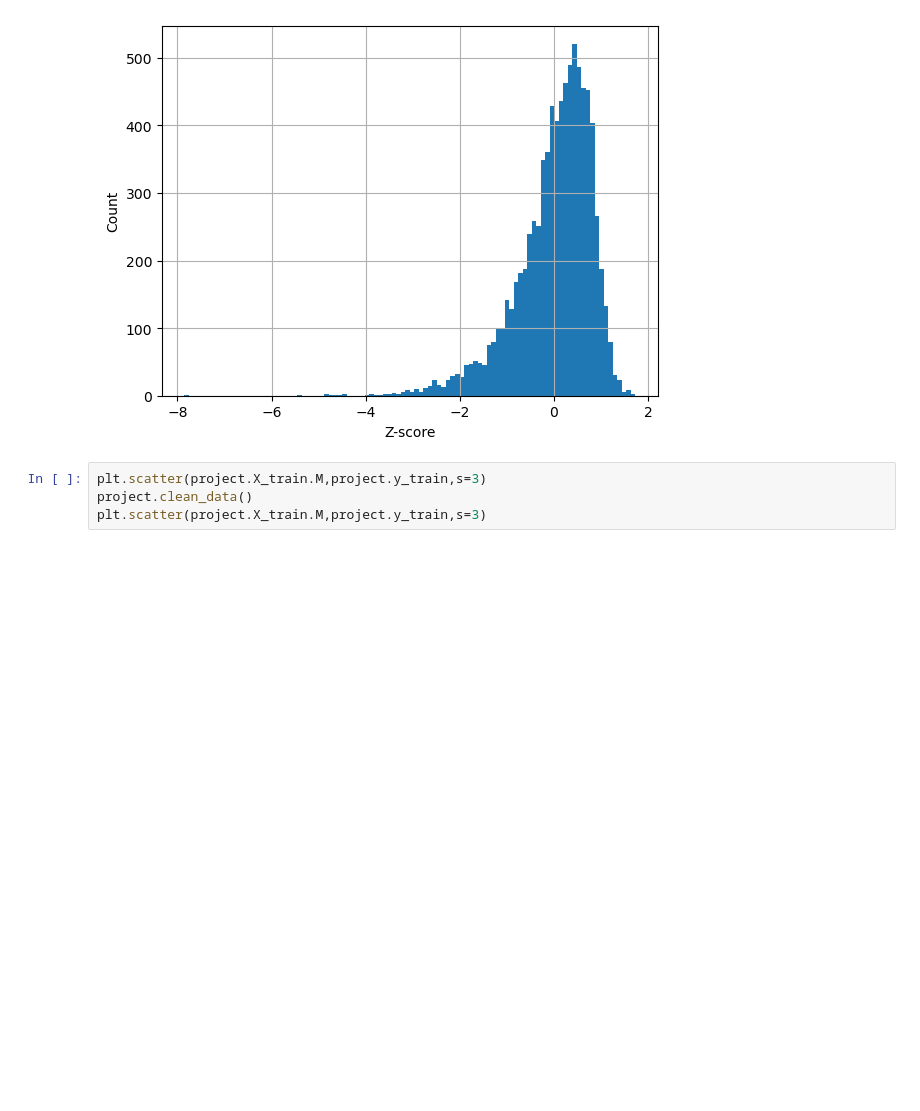
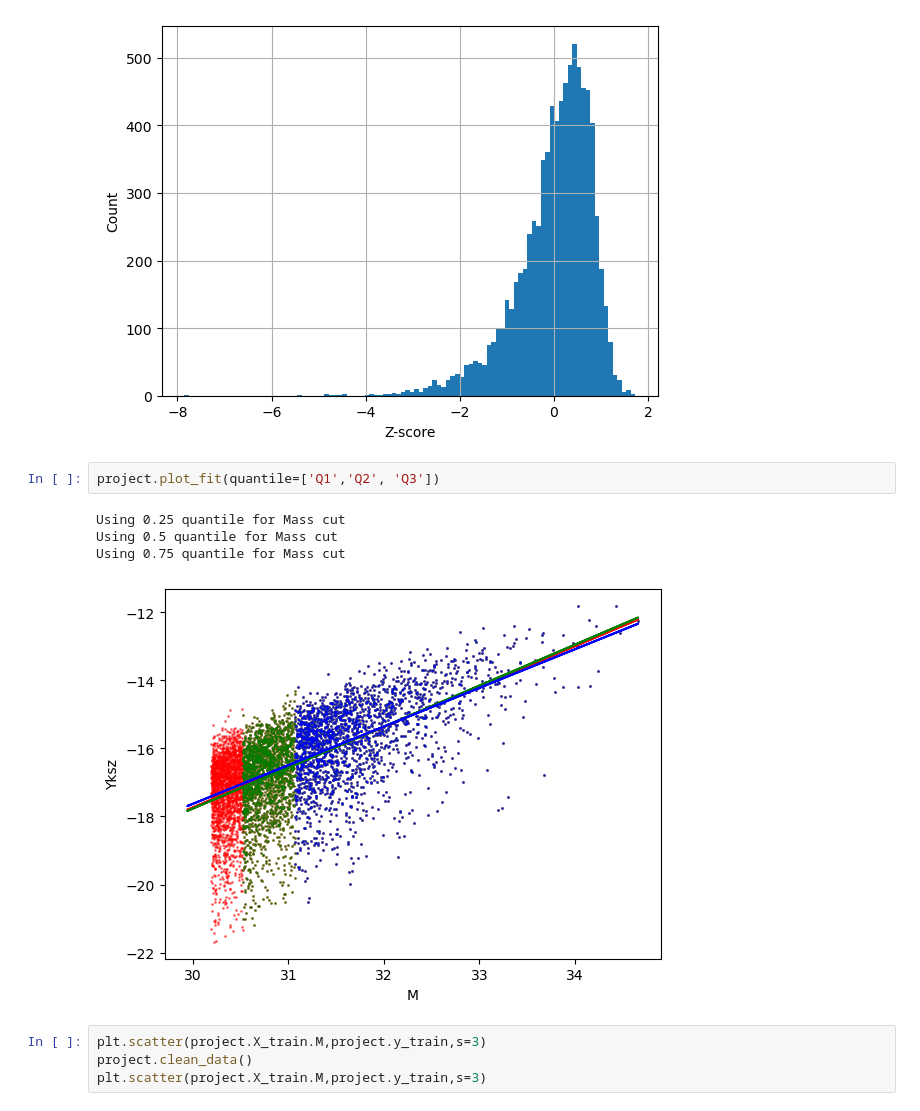
Before and after one commit to antolonappan/kSZscaler, a Jupyter notebook: Notebooks/density.ipynb, the cells around one changed output. Drawn from its saved outputs; the diff is of its cells as text; blank space fills up the shorter version.

```diff
--- a/Notebooks/density.ipynb
+++ b/Notebooks/density.ipynb
@@ -54,6 +54,13 @@ plt.ylabel('Count')
 # %% [output]
 Text(0, 0.5, 'Count')
 [figure]
+# %%
+project.plot_fit(quantile=['Q1','Q2', 'Q3'])
+# %% [output]
+Using 0.25 quantile for Mass cut
+Using 0.5 quantile for Mass cut
+Using 0.75 quantile for Mass cut
+[figure, added]
 # %%
 plt.scatter(project.X_train.M,project.y_train,s=3)
 project.clean_data()
```
Also changed, not shown: 1 other file.
